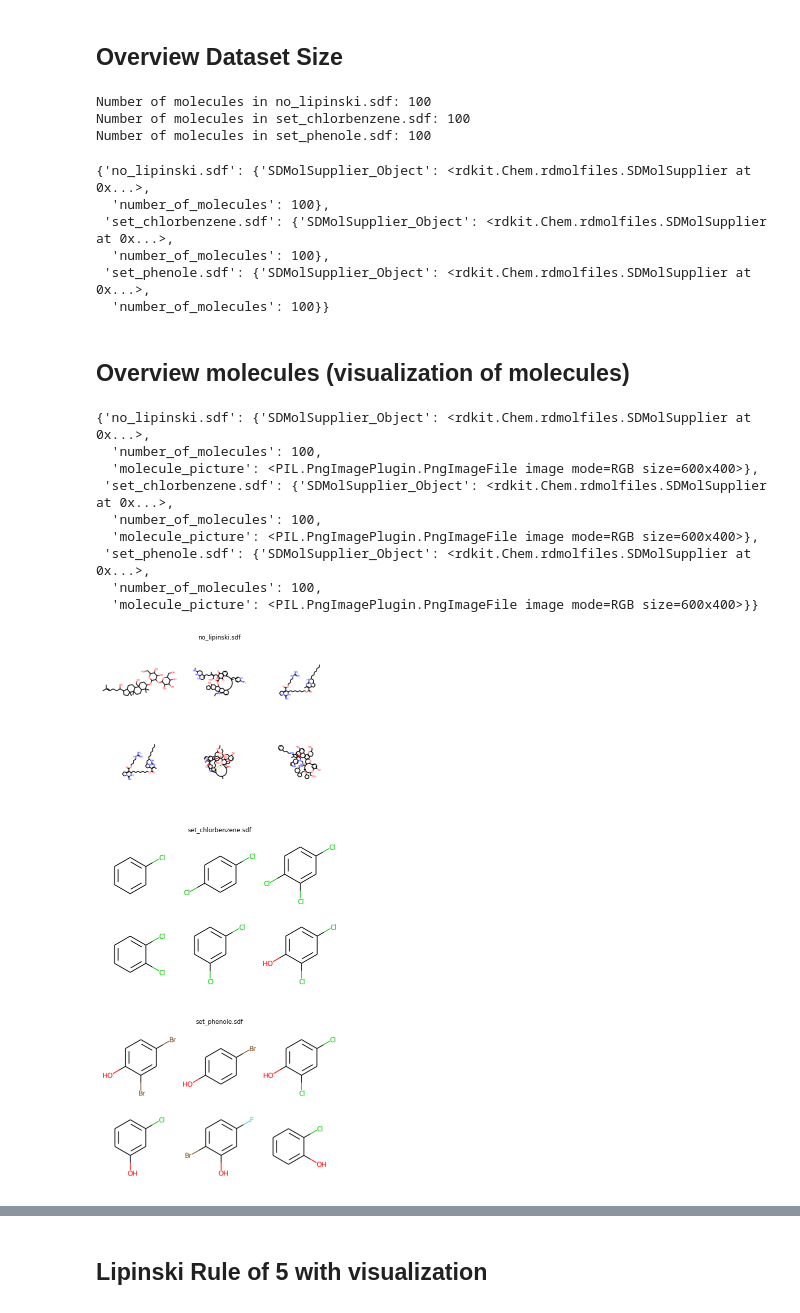
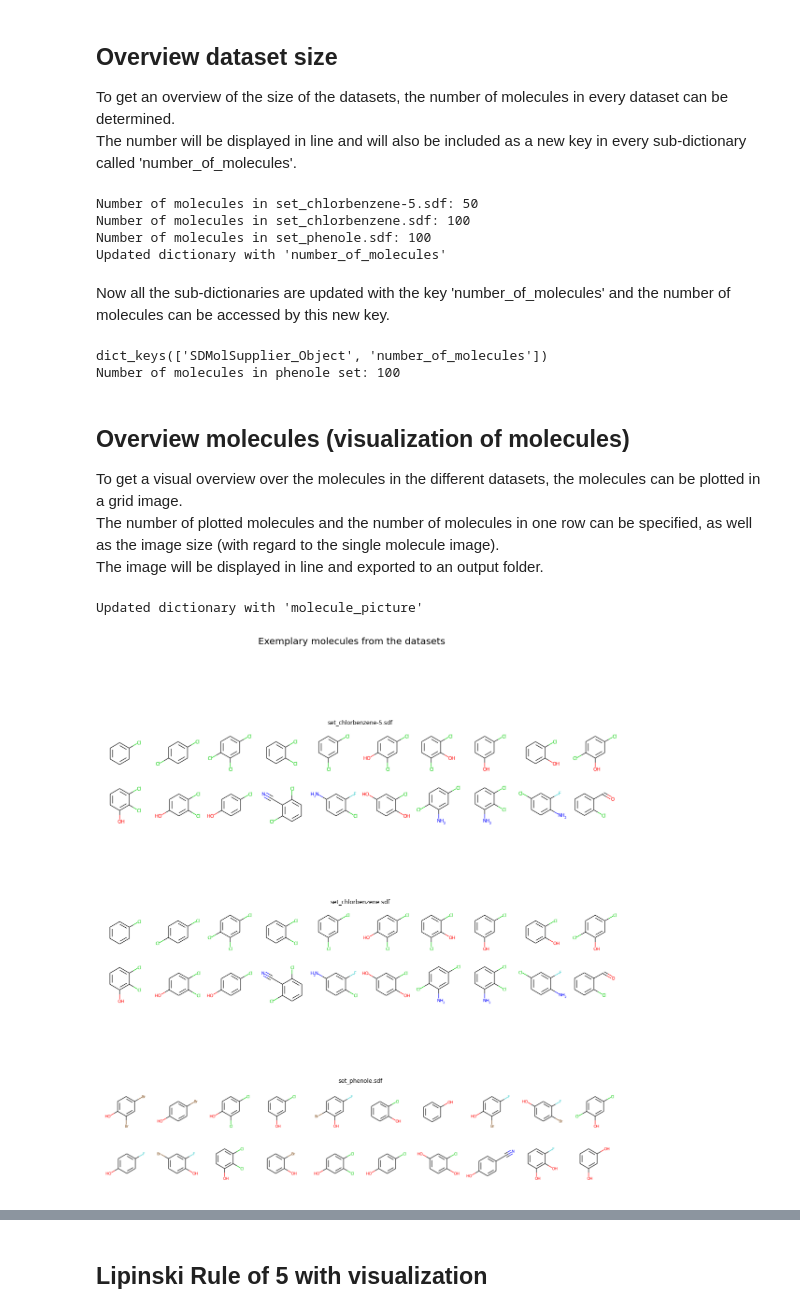
Before and after one commit to Steinbeck-Lab/ChemIcal-DatasEt-comparatoR, a Jupyter notebook: Workflow/CIDER_Workflow.ipynb, the cells around one changed output, grey strips where cells are left out. Cells and saved outputs as stored; diff of their text form; code cells hidden in the pictures.

```diff
--- a/Workflow/CIDER_Workflow.ipynb
+++ b/Workflow/CIDER_Workflow.ipynb
@@ -7,2 +19,2 @@ cider = ChemicalDatasetComparator()
 # %%
-testdict = cider.import_as_data_dict('data2')
+testdict = cider.import_as_data_dict('data')
@@ -9,31 +30,31 @@ testdict = cider.import_as_data_dict('data2')
 # %% [markdown]
-## Overview Dataset Size
+## Overview dataset size
+To get an overview of the size of the datasets, the number of molecules in every dataset can be determined.
+The number will be displayed in line and will also be included as a new key in every sub-dictionary called 'number_of_molecules'.
 # %%
 cider.get_number_of_molecules(testdict)
 # %% [output]
-Number of molecules in no_lipinski.sdf: 100
+Number of molecules in set_chlorbenzene-5.sdf: 50
 Number of molecules in set_chlorbenzene.sdf: 100
 Number of molecules in set_phenole.sdf: 100
+Updated dictionary with 'number_of_molecules'
-{'no_lipinski.sdf': {'SDMolSupplier_Object': <rdkit.Chem.rdmolfiles.SDMolSupplier at 0x...>,
-  'number_of_molecules': 100},
- 'set_chlorbenzene.sdf': {'SDMolSupplier_Object': <rdkit.Chem.rdmolfiles.SDMolSupplier at 0x...>,
-  'number_of_molecules': 100},
- 'set_phenole.sdf': {'SDMolSupplier_Object': <rdkit.Chem.rdmolfiles.SDMolSupplier at 0x...>,
-  'number_of_molecules': 100}}
+# %% [markdown]
+Now all the sub-dictionaries are updated with the key 'number_of_molecules' and the number of molecules can be accessed by this new key.
+# %%
+print(testdict['set_phenole.sdf'].keys())
+print('Number of molecules in phenole set: ' + str(testdict['set_phenole.sdf']['number_of_molecules']))
+# %% [output]
+dict_keys(['SDMolSupplier_Object', 'number_of_molecules'])
+Number of molecules in phenole set: 100
 # %% [markdown]
 ## Overview molecules (visualization of molecules)
+To get a visual overview over the molecules in the different datasets, the molecules can be plotted in a grid image.
+The number of plotted molecules and the number of molecules in one row can be specified, as well as the image size (with regard to the single molecule image).
+The image will be displayed in line and exported to an output folder.
 # %%
-cider.draw_molecules(testdict, number_of_mols = 6)
+cider.draw_molecules(testdict, number_of_mols = 20, mols_per_row = 10)
 # %% [output]
-{'no_lipinski.sdf': {'SDMolSupplier_Object': <rdkit.Chem.rdmolfiles.SDMolSupplier at 0x...>,
-  'number_of_molecules': 100,
-  'molecule_picture': <PIL.PngImagePlugin.PngImageFile image mode=RGB size=600x400>},
- 'set_chlorbenzene.sdf': {'SDMolSupplier_Object': <rdkit.Chem.rdmolfiles.SDMolSupplier at 0x...>,
-  'number_of_molecules': 100,
-  'molecule_picture': <PIL.PngImagePlugin.PngImageFile image mode=RGB size=600x400>},
- 'set_phenole.sdf': {'SDMolSupplier_Object': <rdkit.Chem.rdmolfiles.SDMolSupplier at 0x...>,
-  'number_of_molecules': 100,
-  'molecule_picture': <PIL.PngImagePlugin.PngImageFile image mode=RGB size=600x400>}}
+Updated dictionary with 'molecule_picture'
-[figure, old version]
+[figure, new version]
 # %% [markdown]
 ## Get  Database ID
```
Also changed, not shown: parts of 46 cells of this notebook, 1 other file.
